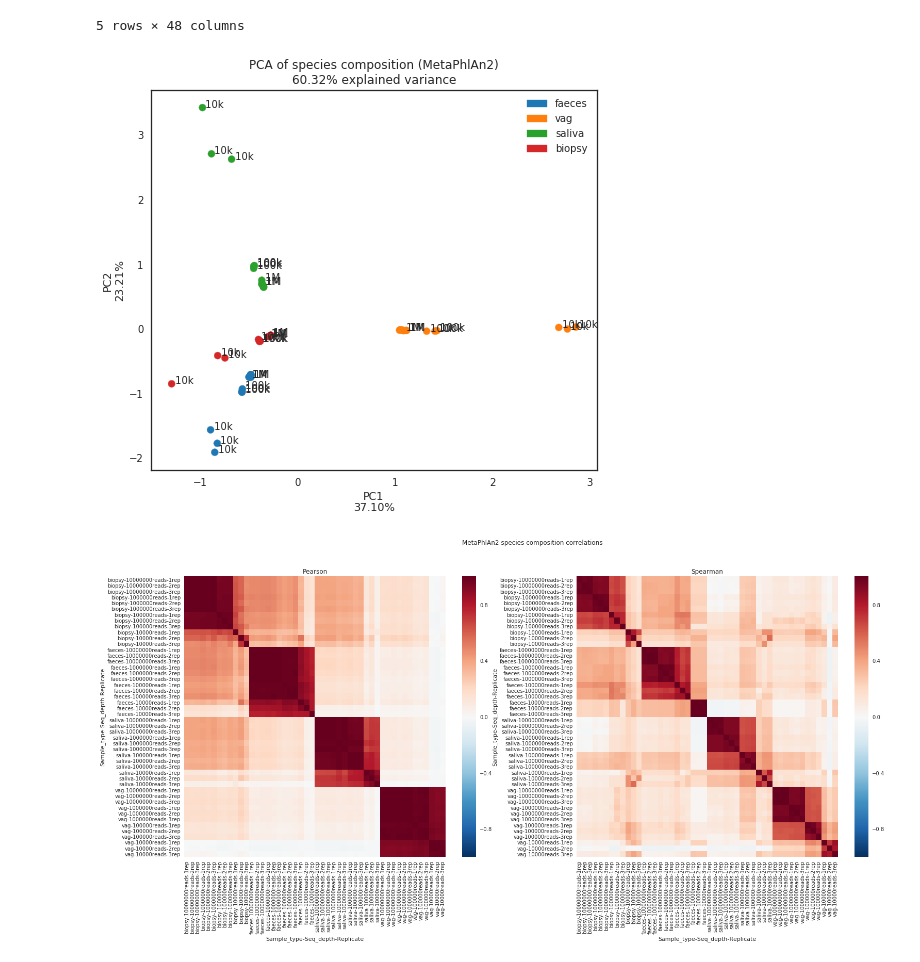
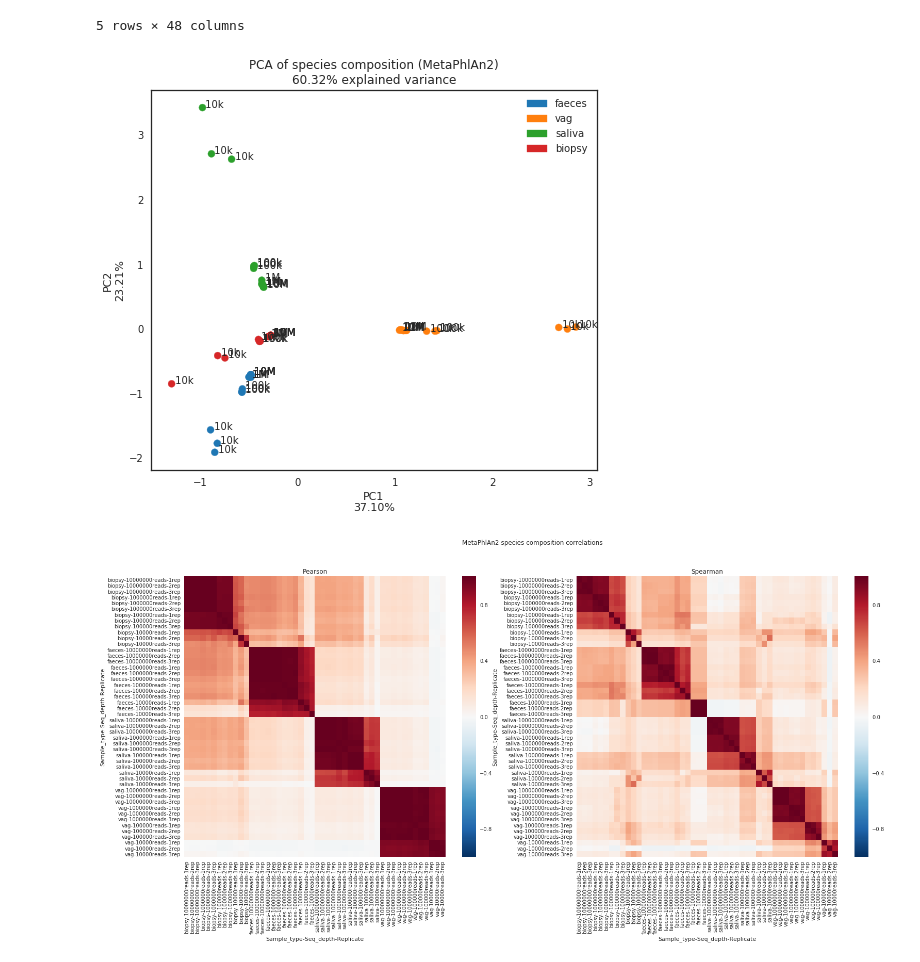
Before and after one commit to ctmrbio/estimate_seq_depth_notebooks, a Jupyter notebook: Taxonomy.ipynb, the cells around one changed output. Cells and saved outputs as stored; diff of their text form; code cells hidden in the pictures.

```diff
--- a/Taxonomy.ipynb
+++ b/Taxonomy.ipynb
@@ -276,19 +303,21 @@ mpa_species.head()
 # %%
 (fig, ax), (pca, X_reduced) = plot_pca(mpa_species, "MetaPhlAn2")
 fig.savefig("taxonomy_plots/"+"MetaPhlAn2_PCA_species.pdf")
 fig.savefig("taxonomy_plots/"+"MetaPhlAn2_PCA_species.png")
 
 for sample, point in zip(mpa_species.columns, X_reduced):
-    text = ""
+    text = sample
     if sample[1] == "10000reads":
         text = " 10k"
     elif sample[1] == "100000reads":
         text = " 100k"
     elif sample[1] == "1000000reads":
         text = " 1M"
+    elif sample[1] == "10000000reads":
+        text = " 10M"
     ax.annotate(text, point)
 # %% [output]
-[figure, old version]
+[figure, new version]
 # %%
 fig, (ax1, ax2) = plot_correlations(mpa_species.fillna(0).sort_index(axis=1), name="MetaPhlAn2")
 fig.savefig("taxonomy_plots/"+"MetaPhlAn2_correlations_species.pdf")
```
Also changed, not shown: parts of 16 cells of this notebook, 11 other files.
